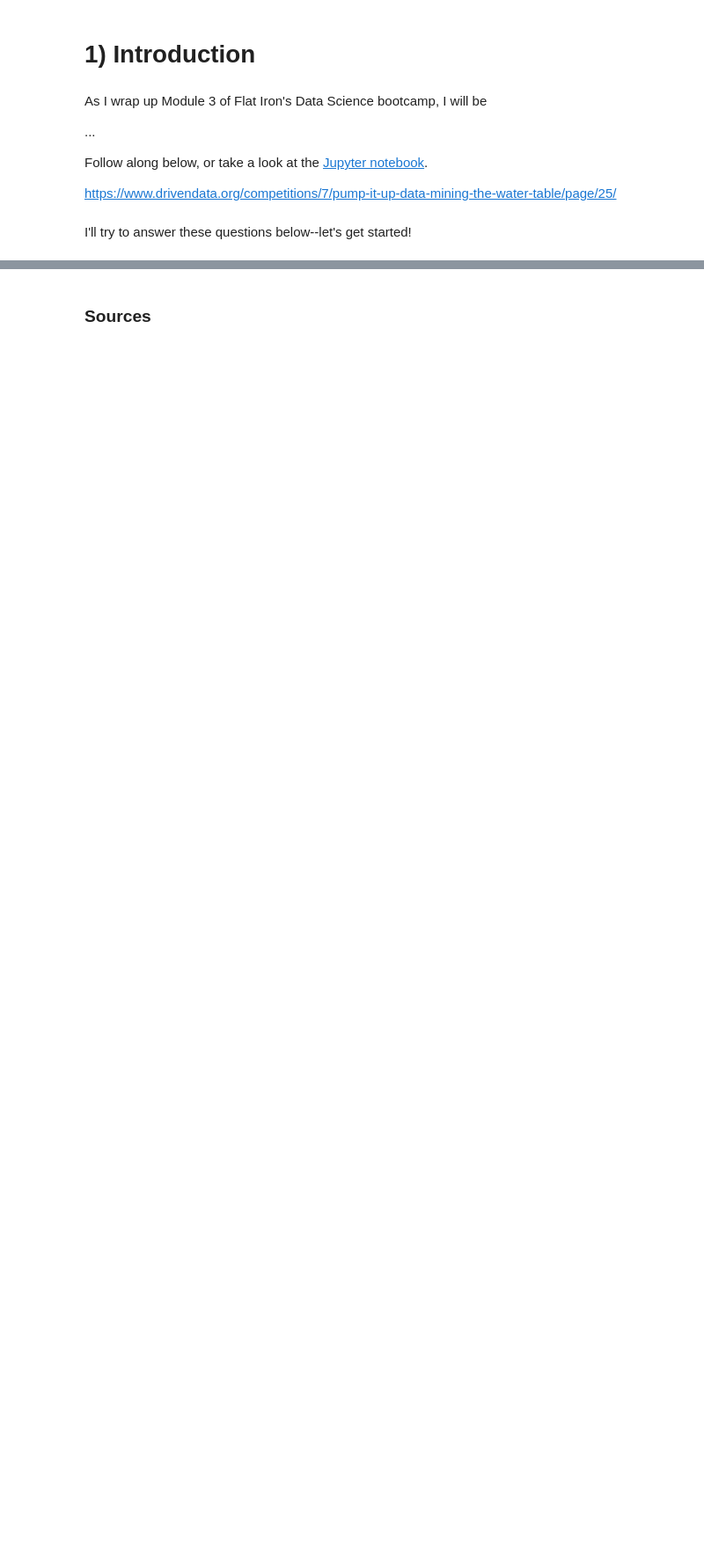
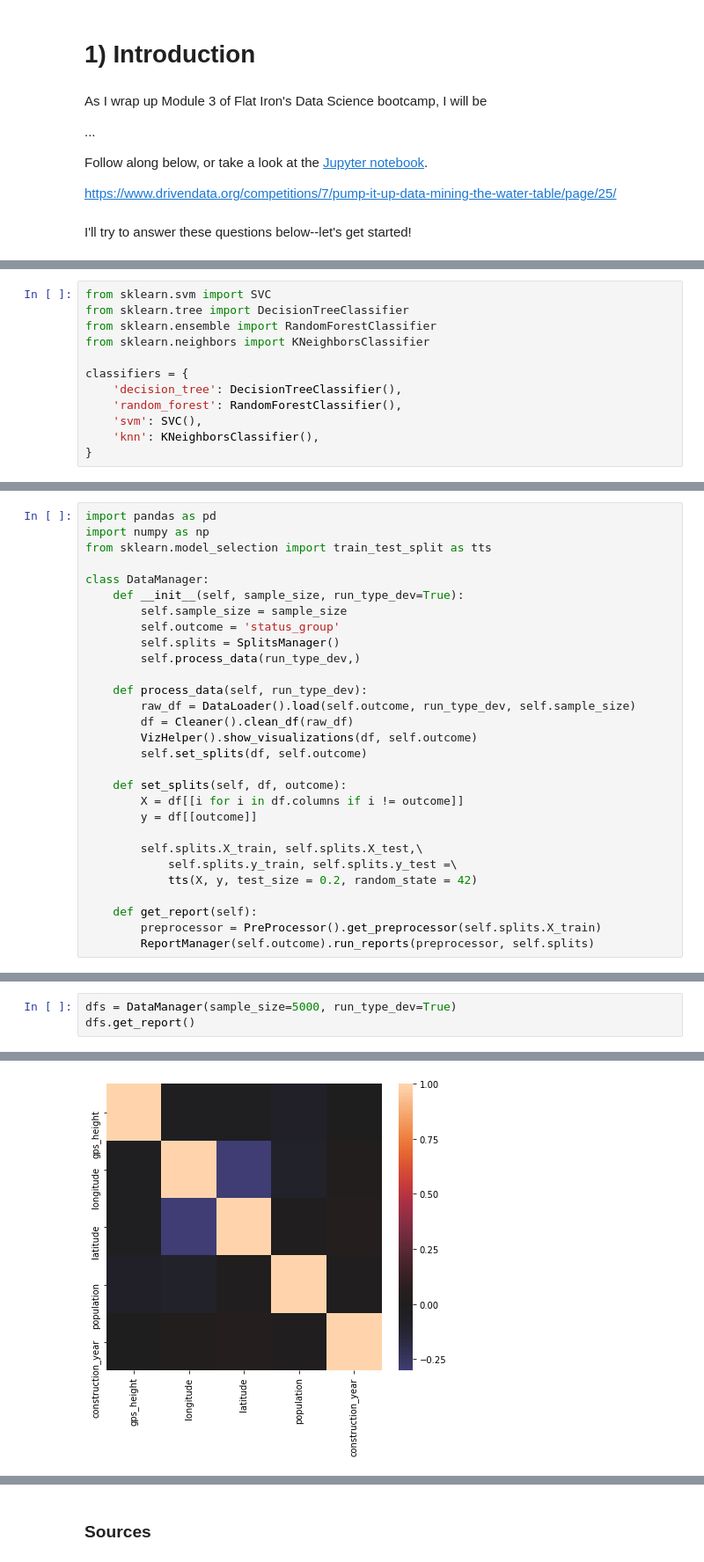
Before and after one commit to caitsnyder/module_3_project, a Jupyter notebook: Module3_Project_CSnyder.ipynb, the cells around one changed output, grey strips where cells are left out. Shown at 88% size. Drawn from its saved outputs; the diff is of its cells as text; blank space fills up the shorter version.

```diff
--- a/Module3_Project_CSnyder.ipynb
+++ b/Module3_Project_CSnyder.ipynb
@@ -618,0 +333,12 @@ dfs.get_report()
+# %%
+from sklearn.svm import SVC
+from sklearn.tree import DecisionTreeClassifier
+from sklearn.ensemble import RandomForestClassifier
+from sklearn.neighbors import KNeighborsClassifier
+
+classifiers = {
+    'decision_tree': DecisionTreeClassifier(),
+    'random_forest': RandomForestClassifier(),
+    'svm': SVC(),
+    'knn': KNeighborsClassifier(),
+}
@@ -618,0 +435,29 @@ dfs.get_report()
+# %%
+import pandas as pd
+import numpy as np
+from sklearn.model_selection import train_test_split as tts
+
+class DataManager:
+    def __init__(self, sample_size, run_type_dev=True):
+        self.sample_size = sample_size
+        self.outcome = 'status_group'
+        self.splits = SplitsManager()
+        self.process_data(run_type_dev,)
+
+    def process_data(self, run_type_dev):
+        raw_df = DataLoader().load(self.outcome, run_type_dev, self.sample_size)
+        df = Cleaner().clean_df(raw_df)
+        VizHelper().show_visualizations(df, self.outcome)
+        self.set_splits(df, self.outcome)
+
+    def set_splits(self, df, outcome):
+        X = df[[i for i in df.columns if i != outcome]]
+        y = df[[outcome]]
+
+        self.splits.X_train, self.splits.X_test,\
+            self.splits.y_train, self.splits.y_test =\
+            tts(X, y, test_size = 0.2, random_state = 42)
+
+    def get_report(self):
+        preprocessor = PreProcessor().get_preprocessor(self.splits.X_train)
+        ReportManager(self.outcome).run_reports(preprocessor, self.splits)
@@ -618,0 +468,4 @@ dfs.get_report()
+# %%
+dfs = DataManager(sample_size=5000, run_type_dev=True)
+dfs.get_report()
+# %% [output]
@@ -618,0 +473 @@ dfs.get_report()
+[figure, added]
```
Also changed, not shown: parts of 75 cells of this notebook, 13 other files.
